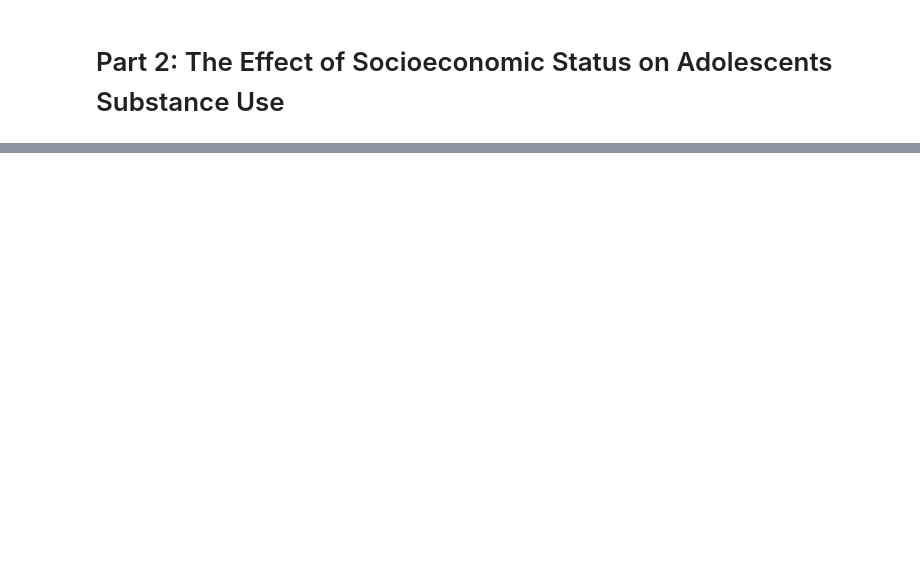
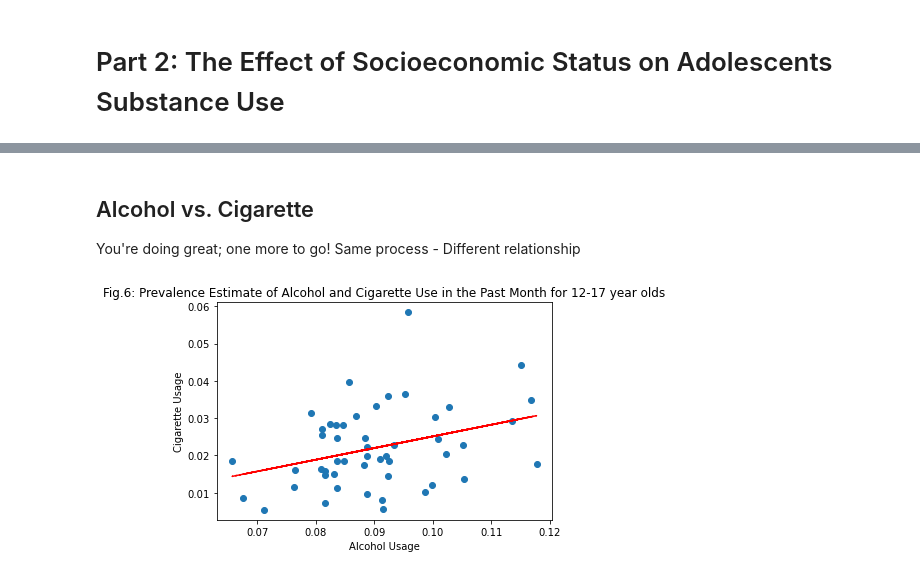
Before and after one commit to MoniV18/Project, a Jupyter notebook: BDATA_Project_2.ipynb, the cells around one changed output, grey strips where cells are left out. Saved outputs shown, nothing was run; the diff lists cells and outputs as text; code cells hidden in the pictures; blank space fills up the shorter version.

```diff
--- a/BDATA_Project_2.ipynb
+++ b/BDATA_Project_2.ipynb
@@ -158,0 +199,30 @@ plt.show()
+# %% [markdown]
+## Alcohol vs. Cigarette
+
+You're doing great; one more to go! Same process - Different relationship
+# %%
+import matplotlib.pyplot as plt
+import numpy as np
+
+#List data for alcohol usage
+x = list(df['alcohol_past_month'])
+
+#List data for cigarette usage
+y = list(df['cigarette_past_month'])
+
+#Figure design
+
+fig, ax = plt.subplots()
+plt.scatter(x, y)
+
+plt.title('Fig.6: Prevalence Estimate of Alcohol and Cigarette Use in the Past Month for 12-17 year olds')
+plt.xlabel('Alcohol Usage')
+plt.ylabel('Cigarette Usage')
+
+z = np.polyfit(x, y, 1)
+p = np.poly1d(z)
+plt.plot(x,p(x), "r--")
+
+plt.show()
+# %% [output]
+[figure, added]
```
Also changed, not shown: parts of 49 cells of this notebook, 1 other file.
